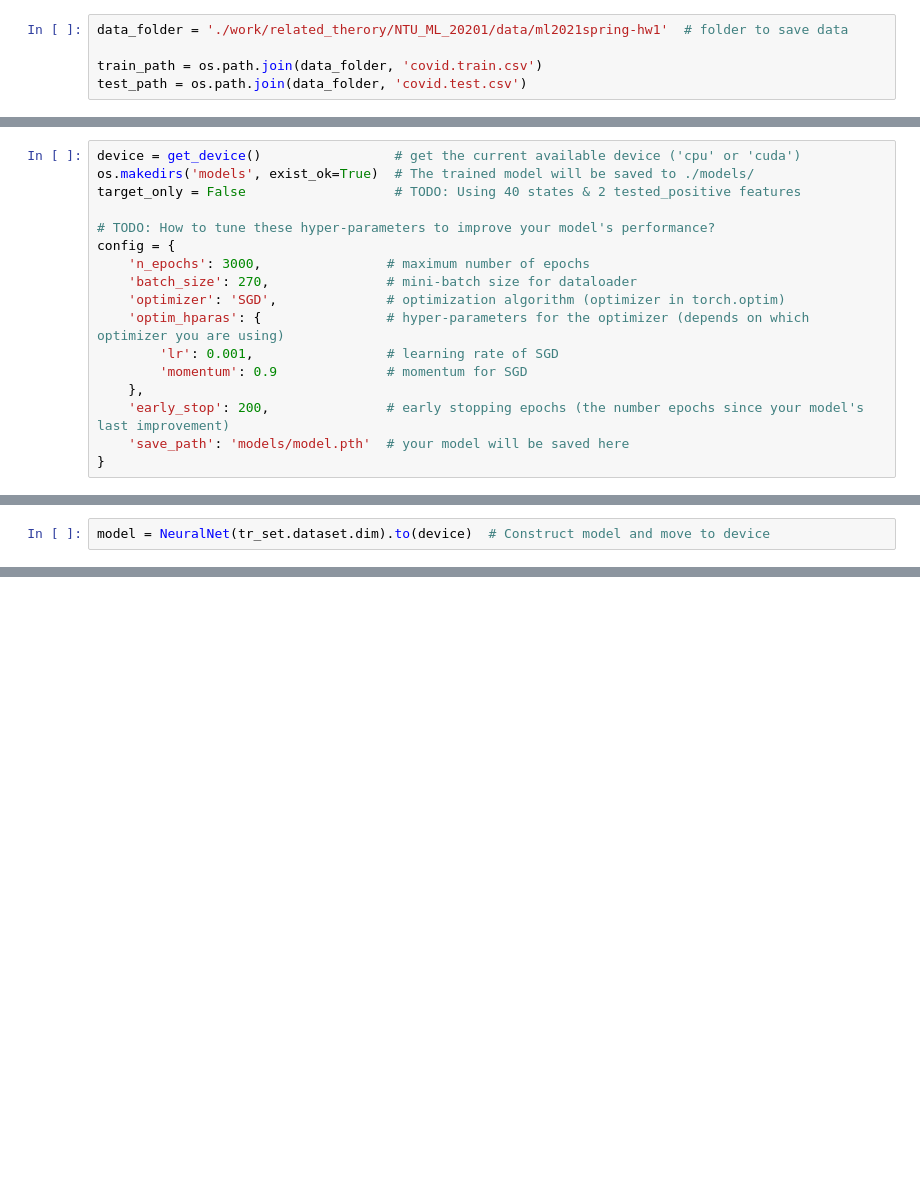
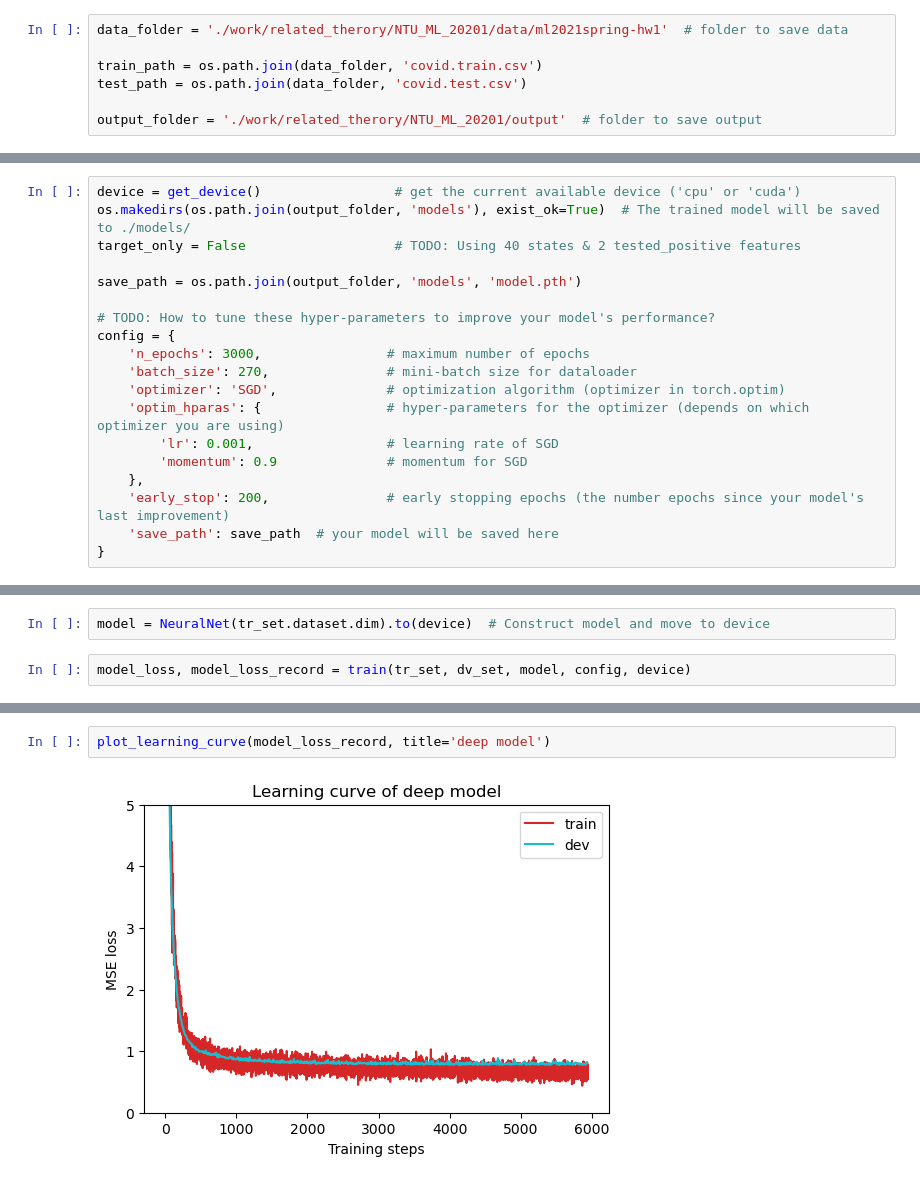
Before and after one commit to LeaYeh/mini-transformer, a Jupyter notebook: related_therory/NTU_ML_20201/hw1_regression.ipynb, the cells around one changed output, grey strips where cells are left out. Drawn from its saved outputs; the diff is of its cells as text; blank space fills up the shorter version.

```diff
--- a/related_therory/NTU_ML_20201/hw1_regression.ipynb
+++ b/related_therory/NTU_ML_20201/hw1_regression.ipynb
@@ -7,6 +25,8 @@ data_folder = './work/related_therory/NTU_ML_20201/data/ml2021spring-hw1'  # fol
 
 train_path = os.path.join(data_folder, 'covid.train.csv')
 test_path = os.path.join(data_folder, 'covid.test.csv')
+
+output_folder = './work/related_therory/NTU_ML_20201/output'  # folder to save output
 # %%
 # PyTorch
 import torch
@@ -276,7 +298,9 @@ def test(tt_set, model, device):
 # %%
 device = get_device()                 # get the current available device ('cpu' or 'cuda')
-os.makedirs('models', exist_ok=True)  # The trained model will be saved to ./models/
+os.makedirs(os.path.join(output_folder, 'models'), exist_ok=True)  # The trained model will be saved to ./models/
 target_only = False                   # TODO: Using 40 states & 2 tested_positive features
+
+save_path = os.path.join(output_folder, 'models', 'model.pth')
 
 # TODO: How to tune these hyper-parameters to improve your model's performance?
 config = {
@@ -288,7 +312,7 @@ config = {
         'momentum': 0.9              # momentum for SGD
     },
     'early_stop': 200,               # early stopping epochs (the number epochs since your model's last improvement)
-    'save_path': 'models/model.pth'  # your model will be saved here
+    'save_path': save_path  # your model will be saved here
 }
 # %%
 tr_set = prep_dataloader(train_path, 'train', config['batch_size'], target_only=target_only)
@@ -300,3 +324,5 @@ Finished reading the dev set of COVID19 Dataset (270 samples found, each dim = 9
 Finished reading the test set of COVID19 Dataset (893 samples found, each dim = 93)
 # %%
 model = NeuralNet(tr_set.dataset.dim).to(device)  # Construct model and move to device
+# %%
+model_loss, model_loss_record = train(tr_set, dv_set, model, config, device)
@@ -302,0 +347,4 @@ model = NeuralNet(tr_set.dataset.dim).to(device)  # Construct model and move to
+# %%
+plot_learning_curve(model_loss_record, title='deep model')
+# %% [output]
+[figure, added]
```
Also changed, not shown: parts of 12 cells of this notebook.
